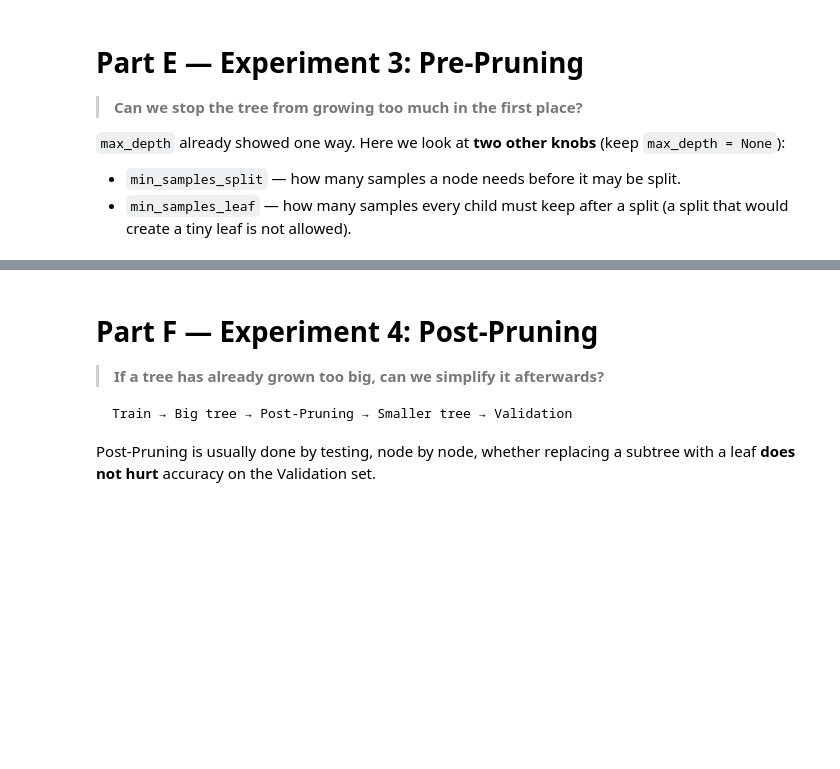
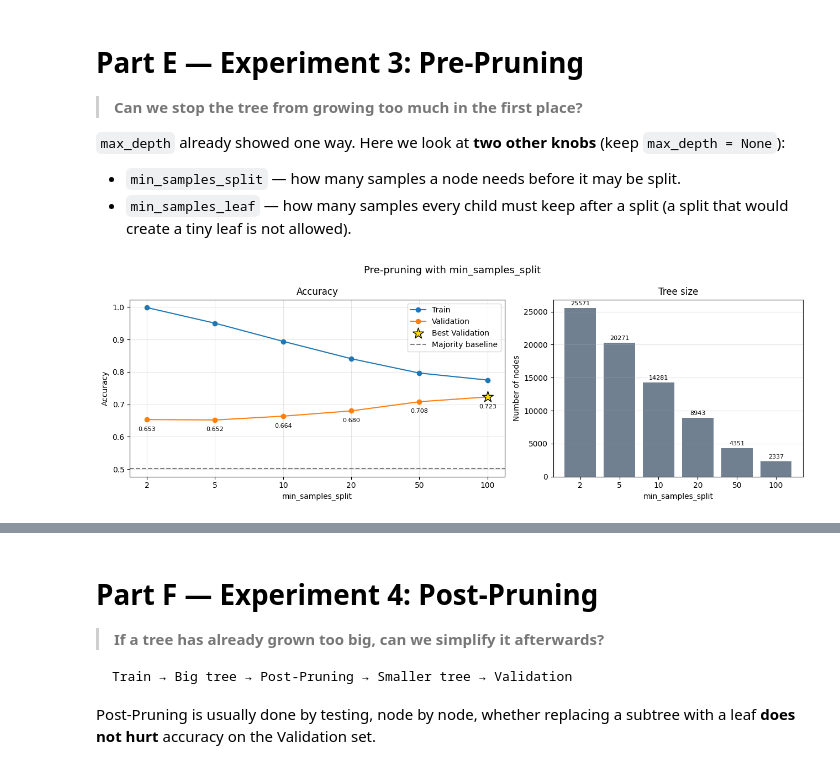
Before and after one commit to AmirAliRh85/DecisionTree, a Jupyter notebook: Decision_Tree.ipynb, the cells around one changed output, grey strips where cells are left out. Drawn from its saved outputs; the diff is of its cells as text; code cells hidden in the pictures; blank space fills up the shorter version.

```diff
--- a/Decision_Tree.ipynb
+++ b/Decision_Tree.ipynb
@@ -2042,8 +2290,16 @@ min_split_values = [2, 5, 10, 20, 50, 100]
 # 1. For every m in min_split_values call run_experiment(make_config(min_samples_split=m)).
 #    Keep the list in  `minsplit_results`  and build  `minsplit_df = to_df(minsplit_results)`.
 #    (the plot in the next cell shows your results)
+if (not SKIP) :
+    minsplit_results = []
+    for m in min_split_values :
+        minsplit_results.append(run_experiment(make_config(min_samples_split=m)))
+    minsplit_df = to_df(minsplit_results)
 # %%
-plot_sweep(minsplit_df, "min_samples_split", title="Pre-pruning with min_samples_split", baseline=baseline_val_acc)
+if (not SKIP) :
+    plot_sweep(minsplit_df, "min_samples_split", title="Pre-pruning with min_samples_split", baseline=baseline_val_acc)
+# %% [output]
+[figure, added]
 # %%
 min_leaf_values = [1, 2, 5, 10, 20, 50]
 
```
Also changed, not shown: parts of 58 cells of this notebook, 2 other files.
